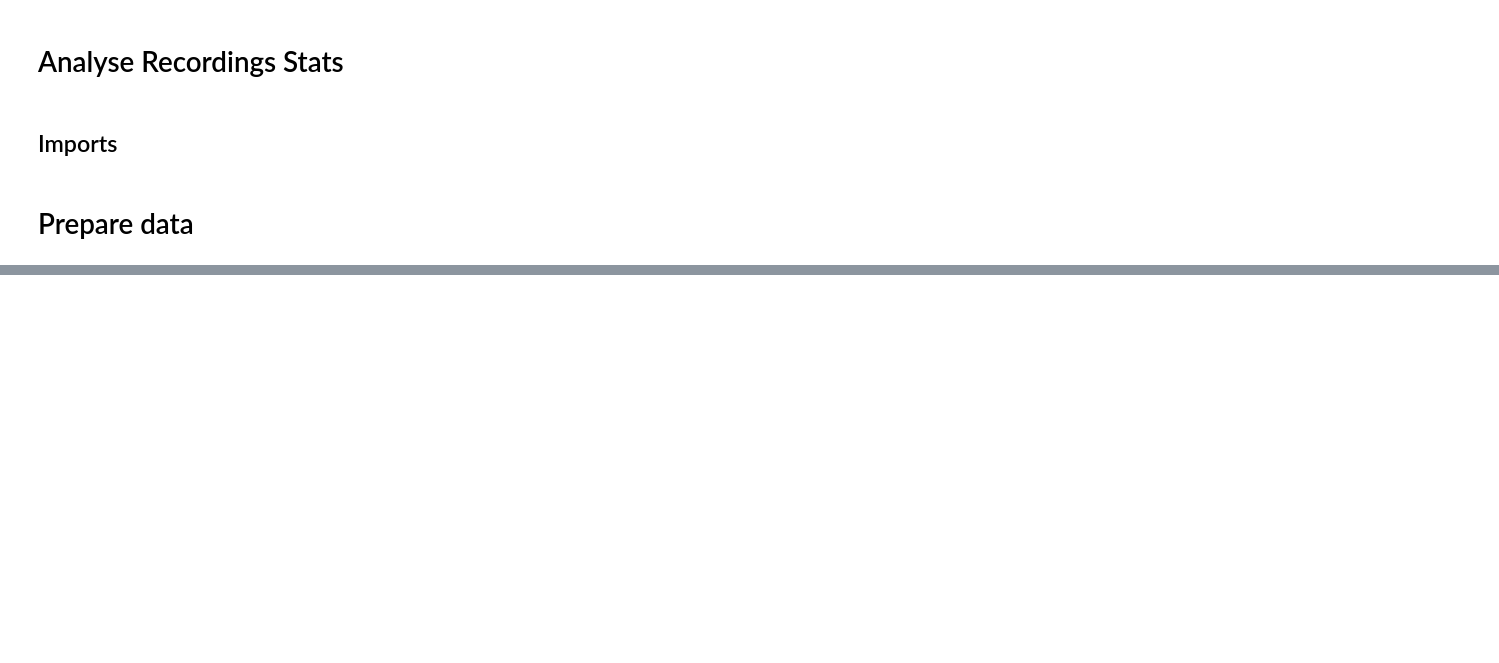
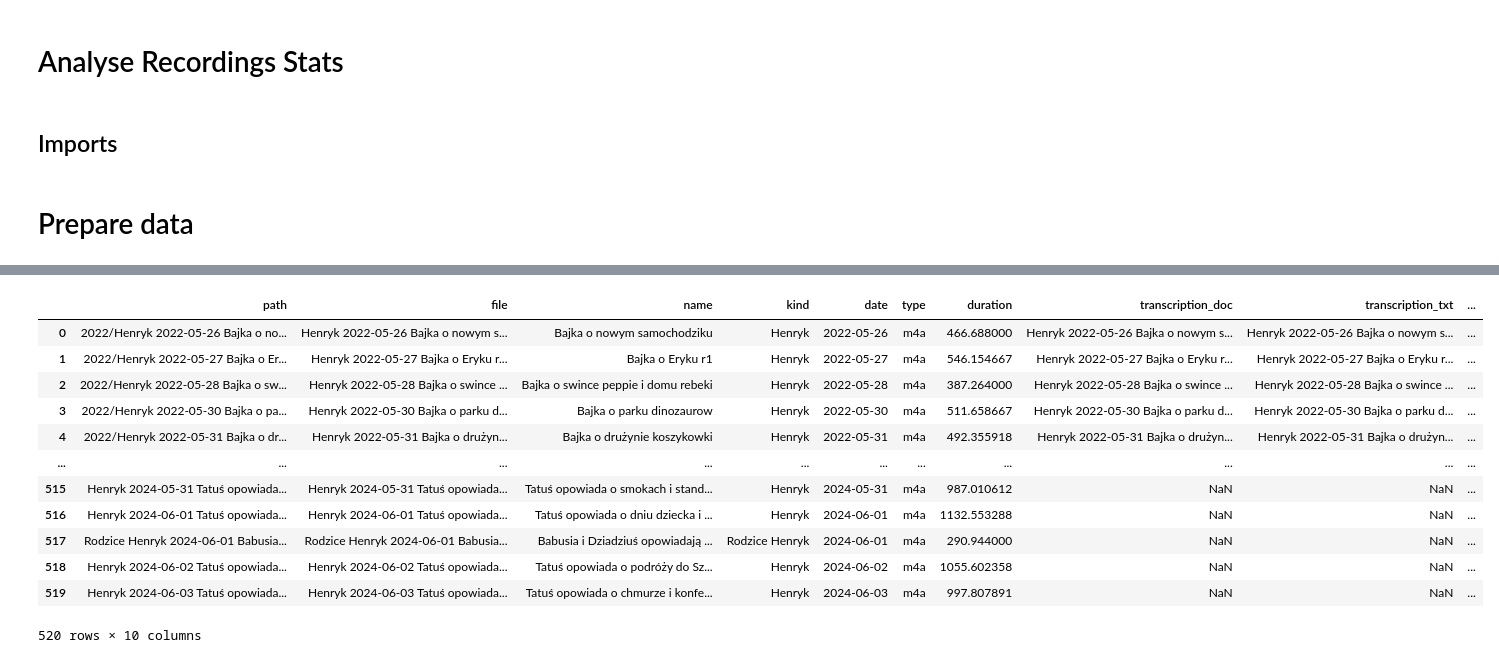
Before and after one commit to stellarshenson/henryk-analysis, a Jupyter notebook: notebooks/recordings/2 - Analyse recodings stats.ipynb, the cells around one changed output, grey strips where cells are left out. Drawn from its saved outputs; the diff is of its cells as text; code cells hidden in the pictures; blank space fills up the shorter version.

Commit message:
updated henryk recording stats

```diff
--- a/notebooks/recordings/2 - Analyse recodings stats.ipynb
+++ b/notebooks/recordings/2 - Analyse recodings stats.ipynb
@@ -111,0 +112,16 @@ plt.show()
+# %%
+df
+# %% [output]
+|  | path | file | name | kind | date | type | duration | transcription_doc | transcription_txt | ... |
+| 0 | 2022/Henryk 2022-05-26 Bajka o no... | Henryk 2022-05-26 Bajka o nowym s... | Bajka o nowym samochodziku | Henryk | 2022-05-26 | m4a | 466.688000 | Henryk 2022-05-26 Bajka o nowym s... | Henryk 2022-05-26 Bajka o nowym s... | ... |
+| 1 | 2022/Henryk 2022-05-27 Bajka o Er... | Henryk 2022-05-27 Bajka o Eryku r... | Bajka o Eryku r1 | Henryk | 2022-05-27 | m4a | 546.154667 | Henryk 2022-05-27 Bajka o Eryku r... | Henryk 2022-05-27 Bajka o Eryku r... | ... |
+| 2 | 2022/Henryk 2022-05-28 Bajka o sw... | Henryk 2022-05-28 Bajka o swince ... | Bajka o swince peppie i domu rebeki | Henryk | 2022-05-28 | m4a | 387.264000 | Henryk 2022-05-28 Bajka o swince ... | Henryk 2022-05-28 Bajka o swince ... | ... |
+| 3 | 2022/Henryk 2022-05-30 Bajka o pa... | Henryk 2022-05-30 Bajka o parku d... | Bajka o parku dinozaurow | Henryk | 2022-05-30 | m4a | 511.658667 | Henryk 2022-05-30 Bajka o parku d... | Henryk 2022-05-30 Bajka o parku d... | ... |
+| 4 | 2022/Henryk 2022-05-31 Bajka o dr... | Henryk 2022-05-31 Bajka o drużyn... | Bajka o drużynie koszykowki | Henryk | 2022-05-31 | m4a | 492.355918 | Henryk 2022-05-31 Bajka o drużyn... | Henryk 2022-05-31 Bajka o drużyn... | ... |
+| ... | ... | ... | ... | ... | ... | ... | ... | ... | ... | ... |
+| 515 | Henryk 2024-05-31 Tatuś opowiada... | Henryk 2024-05-31 Tatuś opowiada... | Tatuś opowiada o smokach i stand... | Henryk | 2024-05-31 | m4a | 987.010612 | NaN | NaN | ... |
+| 516 | Henryk 2024-06-01 Tatuś opowiada... | Henryk 2024-06-01 Tatuś opowiada... | Tatuś opowiada o dniu dziecka i ... | Henryk | 2024-06-01 | m4a | 1132.553288 | NaN | NaN | ... |
+| 517 | Rodzice Henryk 2024-06-01 Babusia... | Rodzice Henryk 2024-06-01 Babusia... | Babusia i Dziadziuś opowiadają ... | Rodzice Henryk | 2024-06-01 | m4a | 290.944000 | NaN | NaN | ... |
+| 518 | Henryk 2024-06-02 Tatuś opowiada... | Henryk 2024-06-02 Tatuś opowiada... | Tatuś opowiada o podróży do Sz... | Henryk | 2024-06-02 | m4a | 1055.602358 | NaN | NaN | ... |
+| 519 | Henryk 2024-06-03 Tatuś opowiada... | Henryk 2024-06-03 Tatuś opowiada... | Tatuś opowiada o chmurze i konfe... | Henryk | 2024-06-03 | m4a | 997.807891 | NaN | NaN | ... |
+520 rows × 10 columns
```
Also changed, not shown: parts of 1 cell of this notebook, 2 other files.
